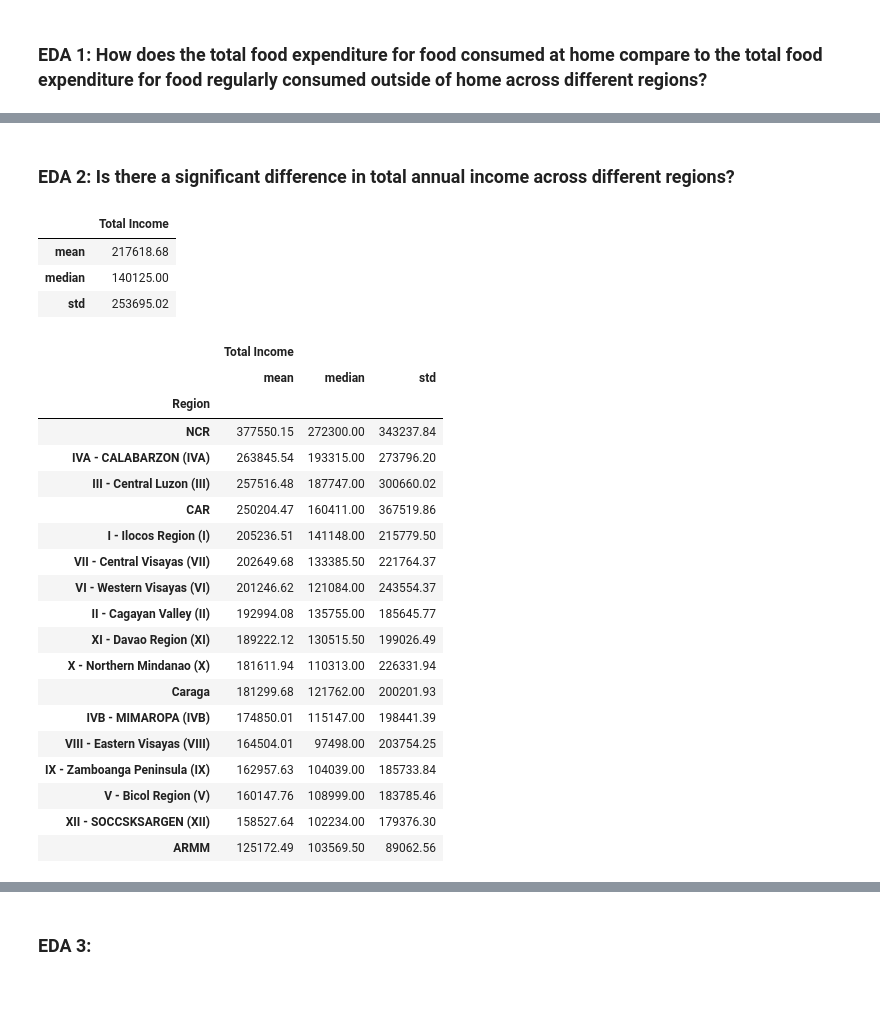
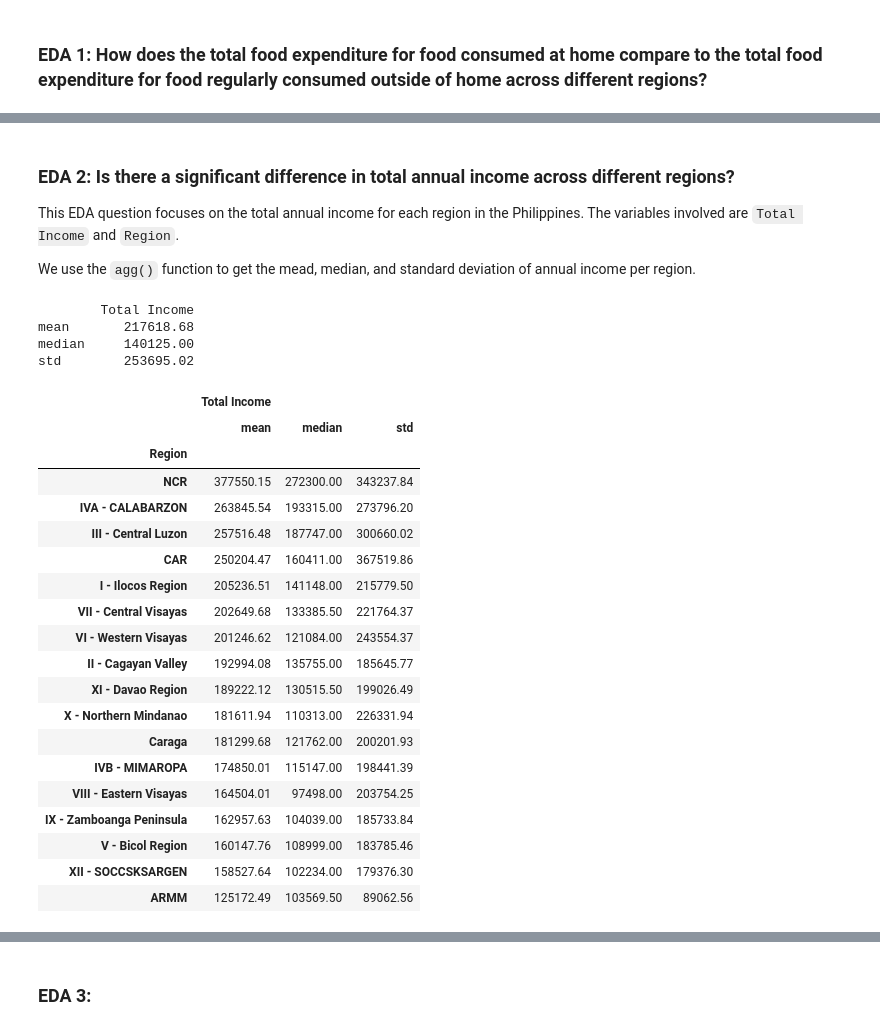
Before and after one commit to definitelyliz/CSMODEL-Phase-1, a Jupyter notebook: CSMODEL Phase 1.ipynb, the cells around one changed output, grey strips where cells are left out. Saved outputs shown, nothing was run; the diff lists cells and outputs as text; code cells hidden in the pictures; blank space fills up the shorter version.

```diff
--- a/CSMODEL Phase 1.ipynb
+++ b/CSMODEL Phase 1.ipynb
@@ -605,37 +604,42 @@ This histogram shows the distribution of the total food consumed at home and the
 [figure]
 # %% [markdown]
 ### EDA 2: Is there a significant difference in total annual income across different regions?
+
+This EDA question focuses on the total annual income for each region in the Philippines. The variables involved are `Total Income` and `Region`.
+
+We use the `agg()` function to get the mead, median, and standard deviation of annual income per region.
 # %%
 df_2 = pd.read_csv("final_fies.csv")
-# %%
-income_new_df = df_2.agg({'Total Income': ['mean', 'median', 'std']})
-income_new_df
-# %% [output]
-|  | Total Income |
-| mean | 217618.68 |
-| median | 140125.00 |
-| std | 253695.02 |
 # %%
-income_per_region = newDf.groupby('Region').agg({'Total Income': ['mean', 'median', 'std']})
+# Total income summary statistic
+income = df_2.agg({'Total Income': ['mean', 'median', 'std']})
+print(income)
+
+# Total income per region summary statistic
+income_per_region = df_2.groupby('Region').agg({'Total Income': ['mean', 'median', 'std']})
 income_per_region.sort_values(('Total Income', 'mean'), ascending = False)
 # %% [output]
+        Total Income
+mean       217618.68
+median     140125.00
+std        253695.02
 |  | Total Income |  |  |
 |  | mean | median | std |
 | Region |  |  |  |
 | NCR | 377550.15 | 272300.00 | 343237.84 |
-| IVA - CALABARZON (IVA) | 263845.54 | 193315.00 | 273796.20 |
-| III - Central Luzon (III) | 257516.48 | 187747.00 | 300660.02 |
+| IVA - CALABARZON | 263845.54 | 193315.00 | 273796.20 |
+| III - Central Luzon | 257516.48 | 187747.00 | 300660.02 |
 | CAR | 250204.47 | 160411.00 | 367519.86 |
-| I - Ilocos Region (I) | 205236.51 | 141148.00 | 215779.50 |
-| VII - Central Visayas (VII) | 202649.68 | 133385.50 | 221764.37 |
-| VI - Western Visayas (VI) | 201246.62 | 121084.00 | 243554.37 |
-| II - Cagayan Valley (II) | 192994.08 | 135755.00 | 185645.77 |
-| XI - Davao Region (XI) | 189222.12 | 130515.50 | 199026.49 |
-| X - Northern Mindanao (X) | 181611.94 | 110313.00 | 226331.94 |
+| I - Ilocos Region | 205236.51 | 141148.00 | 215779.50 |
+| VII - Central Visayas | 202649.68 | 133385.50 | 221764.37 |
+| VI - Western Visayas | 201246.62 | 121084.00 | 243554.37 |
+| II - Cagayan Valley | 192994.08 | 135755.00 | 185645.77 |
+| XI - Davao Region | 189222.12 | 130515.50 | 199026.49 |
+| X - Northern Mindanao | 181611.94 | 110313.00 | 226331.94 |
 | Caraga | 181299.68 | 121762.00 | 200201.93 |
-| IVB - MIMAROPA (IVB) | 174850.01 | 115147.00 | 198441.39 |
-| VIII - Eastern Visayas (VIII) | 164504.01 | 97498.00 | 203754.25 |
-| IX - Zamboanga Peninsula (IX) | 162957.63 | 104039.00 | 185733.84 |
-| V - Bicol Region (V) | 160147.76 | 108999.00 | 183785.46 |
-| XII - SOCCSKSARGEN (XII) | 158527.64 | 102234.00 | 179376.30 |
+| IVB - MIMAROPA | 174850.01 | 115147.00 | 198441.39 |
+| VIII - Eastern Visayas | 164504.01 | 97498.00 | 203754.25 |
+| IX - Zamboanga Peninsula | 162957.63 | 104039.00 | 185733.84 |
+| V - Bicol Region | 160147.76 | 108999.00 | 183785.46 |
+| XII - SOCCSKSARGEN | 158527.64 | 102234.00 | 179376.30 |
 | ARMM | 125172.49 | 103569.50 | 89062.56 |
```
Also changed, not shown: parts of 10 cells of this notebook, 1 other file.
